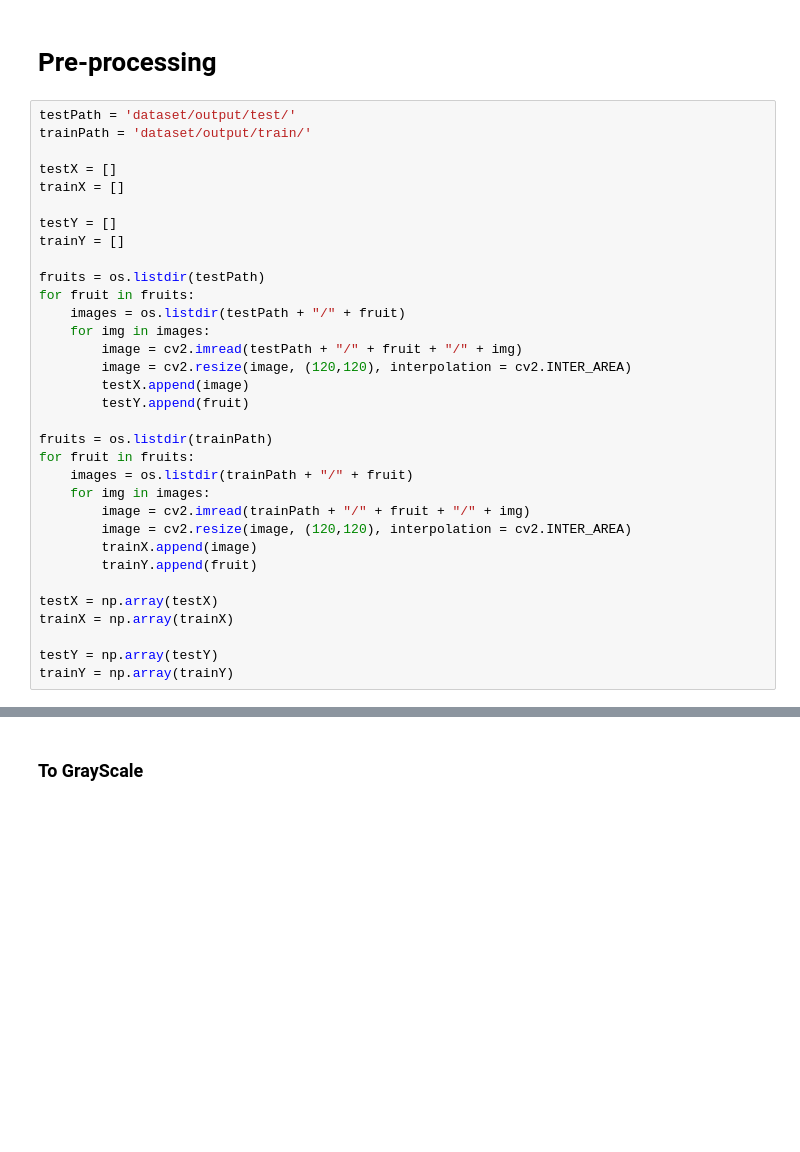
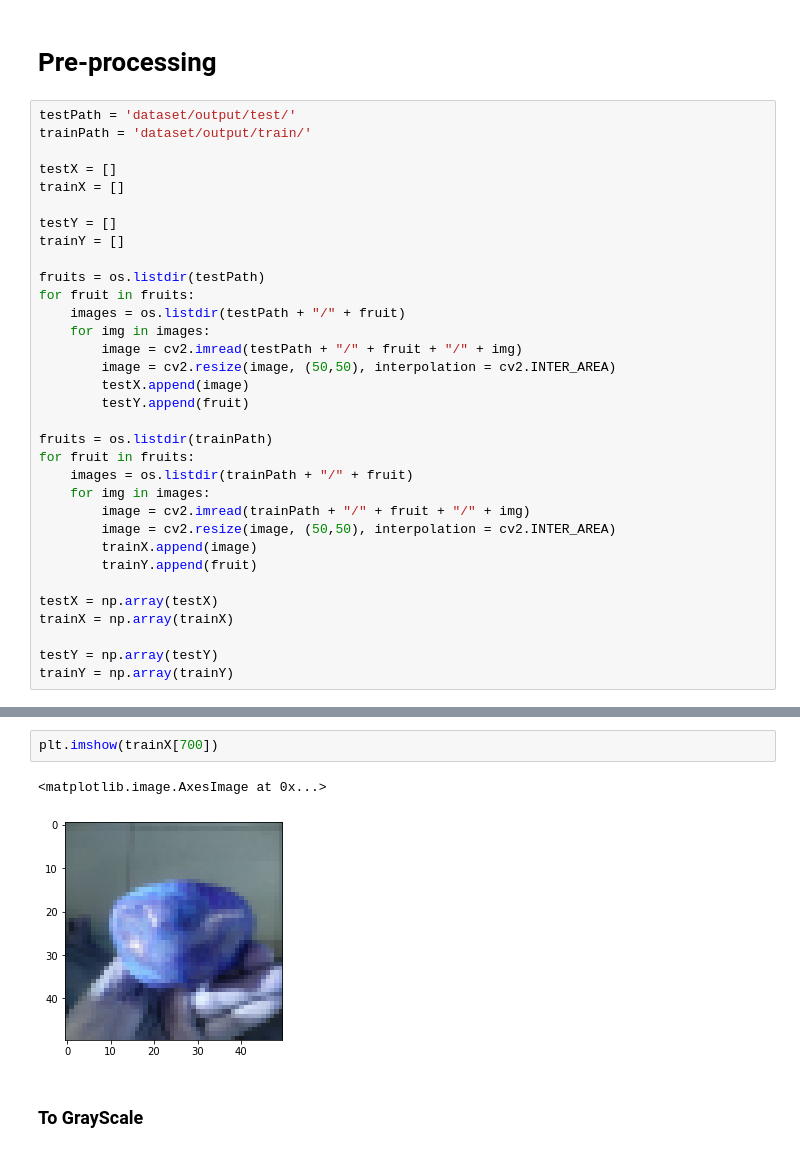
Before and after one commit to ChetanKrishna07/Fruit_Recognition, a Jupyter notebook: Fruit Recognition.ipynb, the cells around one changed output, grey strips where cells are left out. Drawn from its saved outputs; the diff is of its cells as text; blank space fills up the shorter version.

Commit message:
Decrease Image Size, use cv2

```diff
--- a/Fruit Recognition.ipynb
+++ b/Fruit Recognition.ipynb
@@ -24,7 +24,7 @@ for fruit in fruits:
     images = os.listdir(testPath + "/" + fruit)
     for img in images:
         image = cv2.imread(testPath + "/" + fruit + "/" + img)
-        image = cv2.resize(image, (120,120), interpolation = cv2.INTER_AREA)
+        image = cv2.resize(image, (50,50), interpolation = cv2.INTER_AREA)
         testX.append(image)
         testY.append(fruit)
 
@@ -33,7 +33,7 @@ for fruit in fruits:
     images = os.listdir(trainPath + "/" + fruit)
     for img in images:
         image = cv2.imread(trainPath + "/" + fruit + "/" + img)
-        image = cv2.resize(image, (120,120), interpolation = cv2.INTER_AREA)
+        image = cv2.resize(image, (50,50), interpolation = cv2.INTER_AREA)
         trainX.append(image)
         trainY.append(fruit)
 
@@ -45,3 +54,8 @@ trainY = np.array(trainY)
+# %%
+plt.imshow(trainX[700])
+# %% [output]
+<matplotlib.image.AxesImage at 0x...>
+[figure, added]
 # %% [markdown]
 ### To GrayScale
 # %%
```
Also changed, not shown: parts of 14 cells of this notebook.
